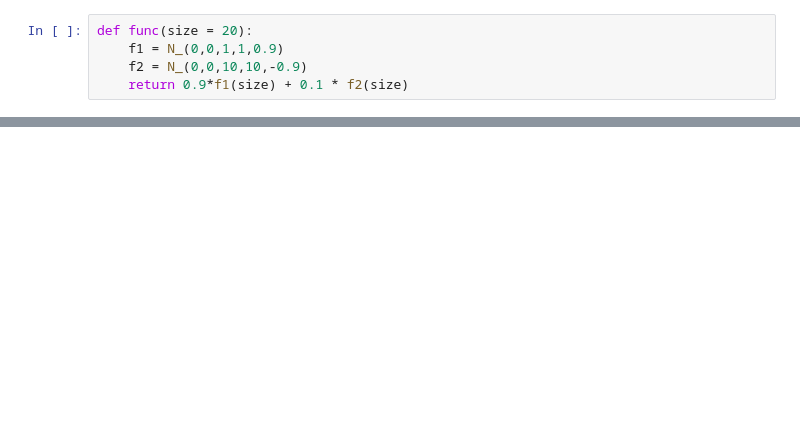
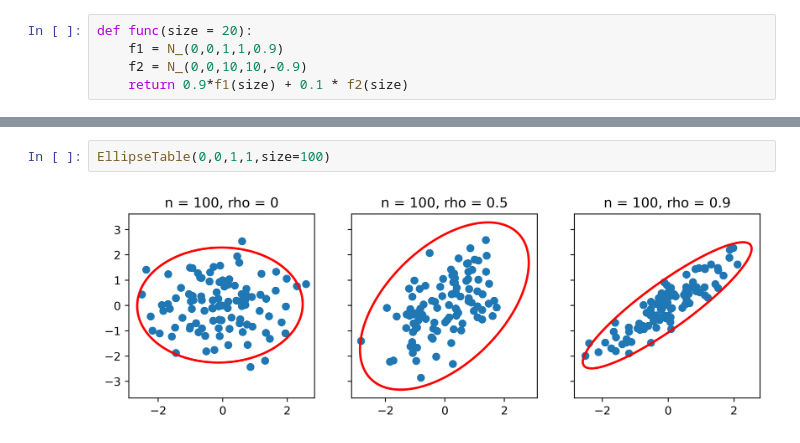
Before and after one commit to IIlya-ipti/MathStat, a Jupyter notebook: Lab5-8/lab5.ipynb, the cells around one changed output, grey strips where cells are left out. Cells and saved outputs as stored; diff of their text form; blank space fills up the shorter version.

```diff
--- a/Lab5-8/lab5.ipynb
+++ b/Lab5-8/lab5.ipynb
@@ -205,0 +315,4 @@ Draw(func,100)
+# %%
+EllipseTable(0,0,1,1,size=100)
+# %% [output]
+[figure, added]
```
Also changed, not shown: parts of 7 cells of this notebook, 2 other files.
